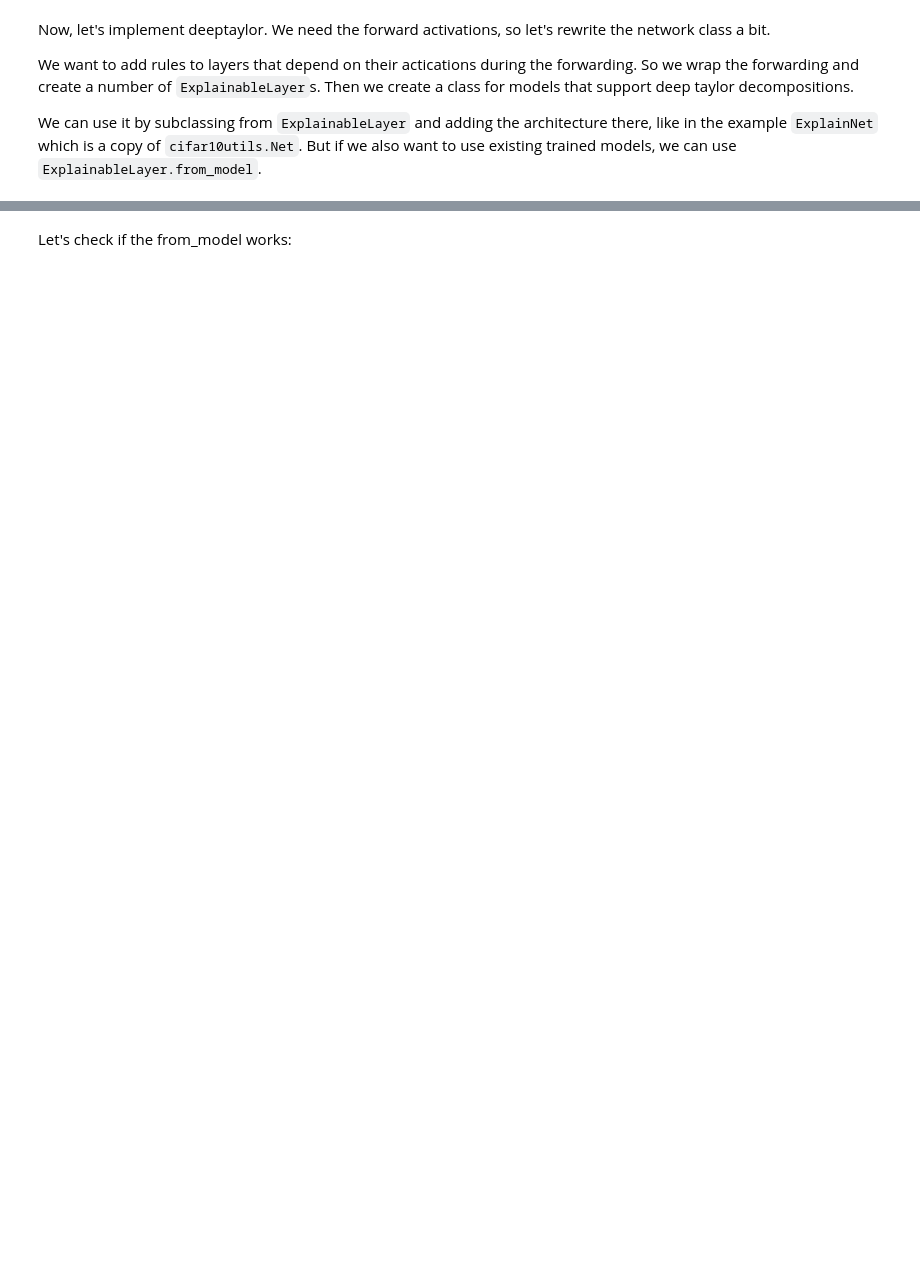
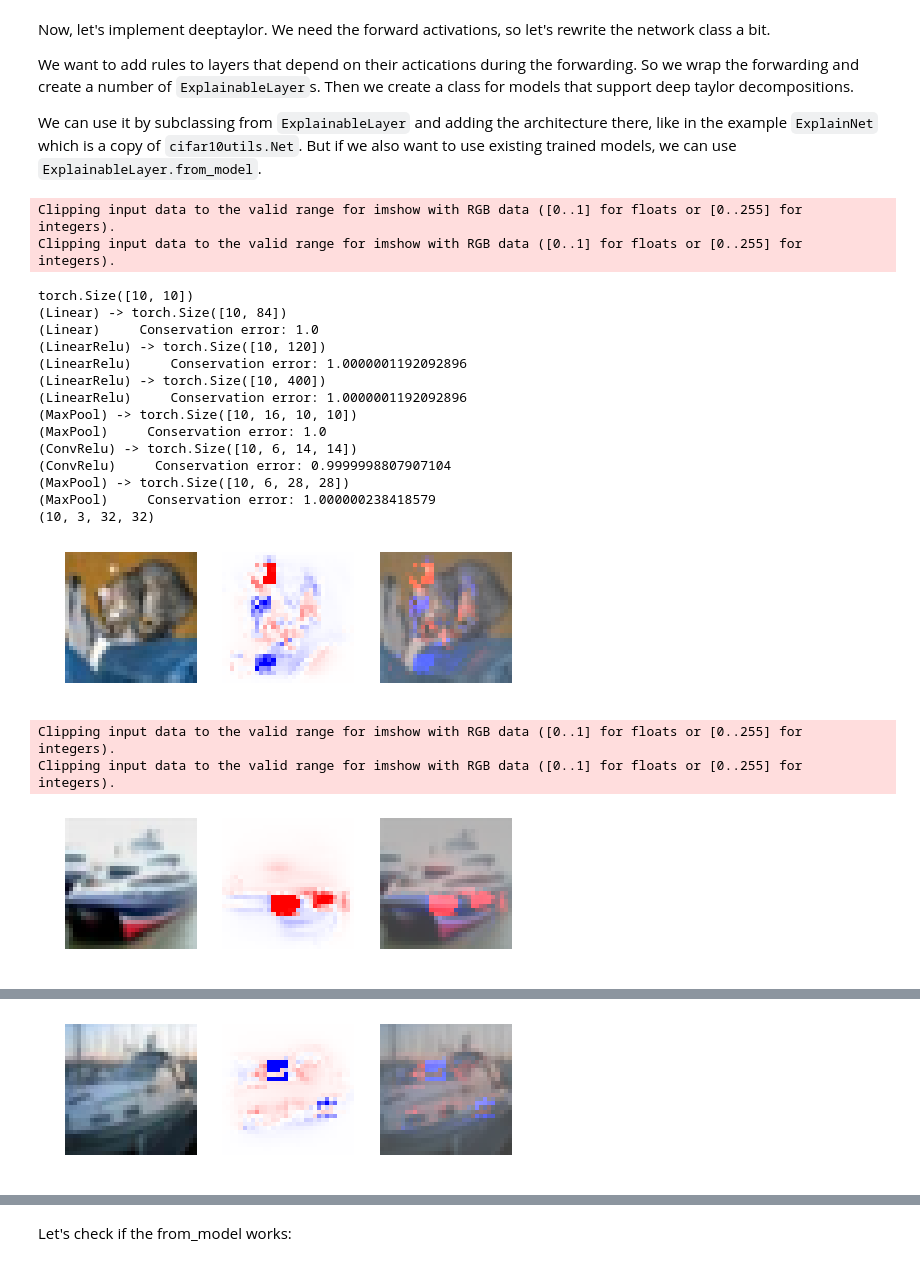
Before and after one commit to nielsrolf/pytorch-lrp, a Jupyter notebook: lrp-gamma.ipynb, the cells around one changed output, grey strips where cells are left out. Cells and saved outputs as stored; diff of their text form; code cells hidden in the pictures; blank space fills up the shorter version.

```diff
--- a/lrp-gamma.ipynb
+++ b/lrp-gamma.ipynb
@@ -44,6 +39,8 @@ from torch import nn
 import numpy as np
 import copy
 import pdb
+
+na = None
 
 
 class ExplainableLayer():
@@ -127,20 +124,57 @@ class ConvRelu(ReluLayer, nn.Conv2d):
     def zb(self, R, l, h, eps=1e-9):
         w_plus  = F.relu(self.weight)
         w_minus = -F.relu(-self.weight)
-        norm = self.z - l*F.conv2d(self.x, w_plus, 0, **self.conv_args) - h*F.conv2d(self.x, w_minus, 0, **self.conv_args)
+        norm = self.z - l*F.conv2d(self.x, w_plus, **self.conv_args) \
+                        - h*F.conv2d(self.x, w_minus, **self.conv_args)
         R_norm = R/norm
         return F.conv_transpose2d(R_norm, self.weight, **self.conv_args)  \
-            - l*F.conv_transpose2d(R_norm, self.w_plus, **self.conv_args) \
-            - h*F.conv_transpose2d(R_norm, self.w_minus, **self.conv_args)
+            - l*F.conv_transpose2d(R_norm, w_plus, **self.conv_args) \
+            - h*F.conv_transpose2d(R_norm, w_minus, **self.conv_args)
+
+    @classmethod
+    def from_module(cls, src):
+        layer = copy.deepcopy(src)
+        layer.__class__ = cls
+        layer.conv_args = {
+            'padding': layer.padding,
+            'stride': layer.stride
+        }
+        return layer
 
 
 class MaxPool(ReluLayer, nn.MaxPool2d):
     """
     Maxpool2d layer with the interface of the explainable ReluLayer
     """
+    def get_flat_inverse(self):
+        """
+        Returns a weight tensor that can be used to perform sum pooling or
+        deconvolution that distributes everything evenly among input cells
+        """
+        if hasattr(self, '_flat_inverse'):
+            return self._flat_inverse
+
+        if isinstance(self.kernel_size, int):
+            kernel_size = (self.kernel_size, self.kernel_size, )
+        else:
+            kernel_size = self.kernel_size
+
+        c = self.z.shape[1]
+
+        channel_ii = np.ones(kernel_size)/np.prod(kernel_size)
+        weight = np.zeros([c, c]+list(kernel_size)) + np.eye(c)[...,na,na]*channel_ii[na,na,...]
+        weight = torch.from_numpy(weight).float()
+
+        self._flat_inverse = weight
+        return self._flat_inverse
+
     def zplus(self, R, eps=1e-9):
-        # distribute relevance evenly to all input fields
-        return R
+        # distribute relevance flat to all input fields
+        weight = self.get_flat_inverse()
+
+        R_prop = F.conv_transpose2d(R, weight,
+                padding=self.padding, stride=self.stride)
+        return R_prop
 
     @staticmethod
     def from_module(src):
@@ -189,7 +223,7 @@ class ExplainableModel(TrainableNet):
             R = layer.zplus(R)
             print(f"({layer.__class__.__name__}) ->", R.shape)
             print(f"({layer.__class__.__name__})     Conservation error: {R.sum()/R_total}")
-        R = self.layer[0].zb(R, self.min_x, self.max_x)
+        R = self.layers[0].zb(R, self.min_x, self.max_x)
         return R
 
     @classmethod
@@ -208,30 +242,58 @@ class ExplainableModel(TrainableNet):
         ['conv1', 'pool', 'conv2', 'pool', 'fc1', 'fc2', 'fc3']
 
         Relus don't have to be specified:
             assumes that relus are used everywhere but in the last layer
             assumes the last layer is linear
         Reshaping does not have to be specified
 
         Relies on the fact that each ReluLayer is also subclass of the class of model
         """
         def casted_layer(src, last_layer=False):
             # finds the Explainable equivalent of src.__class__
             if last_layer:
                 return Linear.from_module(src)
             for layer_type in ReluLayer.__subclasses__():
                 if issubclass(layer_type, src.__class__):
                     return layer_type.from_module(src)
 
         # cast all layers
         # all but the last are casted to relu layers
         layers = [casted_layer(model._modules[l]) for l in layer_names[:-1]] + \
                  [casted_layer(model._modules[layer_names[-1]], last_layer=True)]
 
         # now create a ExplainBase object which we call self, and pretend to be a constructor
         self = cls(layers)
         # add the layers to the properties of self, in hope that
         # pytorch transforms it to a self._modules element
         for l, layer in zip(layer_names, layers):
             self.__dict__[l] = layer
 
         return self
+
+enet = ExplainableModel.from_model(net, ['conv1', 'pool', 'conv2', 'pool', 'fc1', 'fc2', 'fc3'])
+dataiter = iter(testloader)
+images, labels = dataiter.next()
+h_dtd = enet.deeptaylor(images, one_hot(labels))
+predictions = enet.forward()
+plot_heatmaps(images, h_dtd.sum(1), labels, predictions)
+# %% [output]
+Clipping input data to the valid range for imshow with RGB data ([0..1] for floats or [0..255] for integers).
+Clipping input data to the valid range for imshow with RGB data ([0..1] for floats or [0..255] for integers).
+torch.Size([10, 10])
+(Linear) -> torch.Size([10, 84])
+(Linear)     Conservation error: 1.0
+(LinearRelu) -> torch.Size([10, 120])
+(LinearRelu)     Conservation error: 1.0000001192092896
+(LinearRelu) -> torch.Size([10, 400])
+(LinearRelu)     Conservation error: 1.0000001192092896
+(MaxPool) -> torch.Size([10, 16, 10, 10])
+(MaxPool)     Conservation error: 1.0
+(ConvRelu) -> torch.Size([10, 6, 14, 14])
+(ConvRelu)     Conservation error: 0.9999998807907104
+(MaxPool) -> torch.Size([10, 6, 28, 28])
+(MaxPool)     Conservation error: 1.000000238418579
+(10, 3, 32, 32)
+[figure, added]
+Clipping input data to the valid range for imshow with RGB data ([0..1] for floats or [0..255] for integers).
+Clipping input data to the valid range for imshow with RGB data ([0..1] for floats or [0..255] for integers).
+[figure, added]
@@ -237,0 +302 @@ class ExplainableModel(TrainableNet):
+[figure, added]
```
Also changed, not shown: parts of 8 cells of this notebook.
